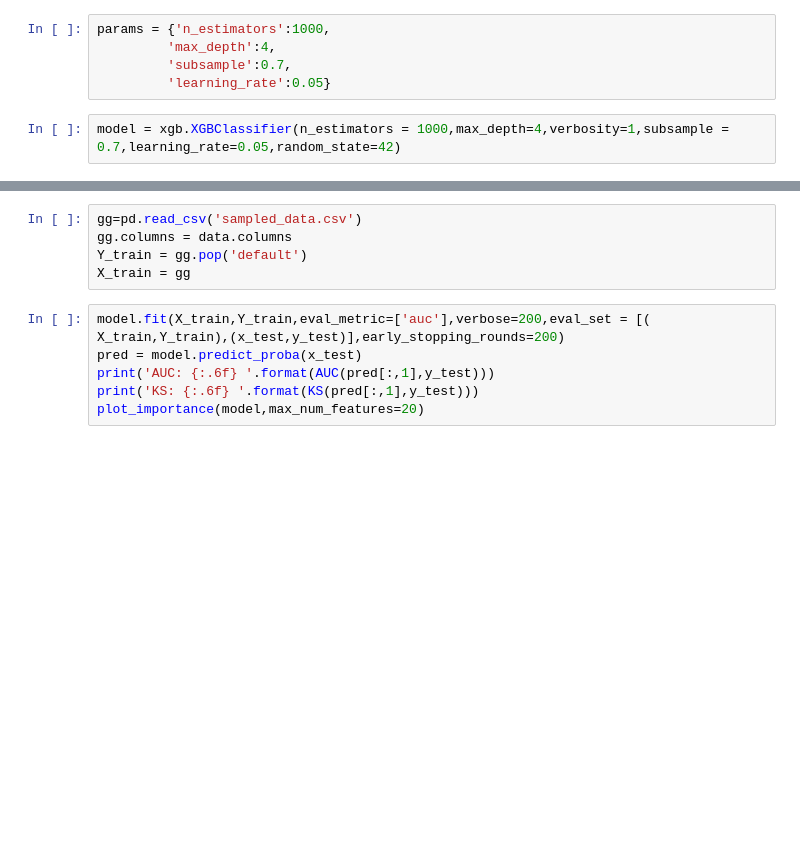
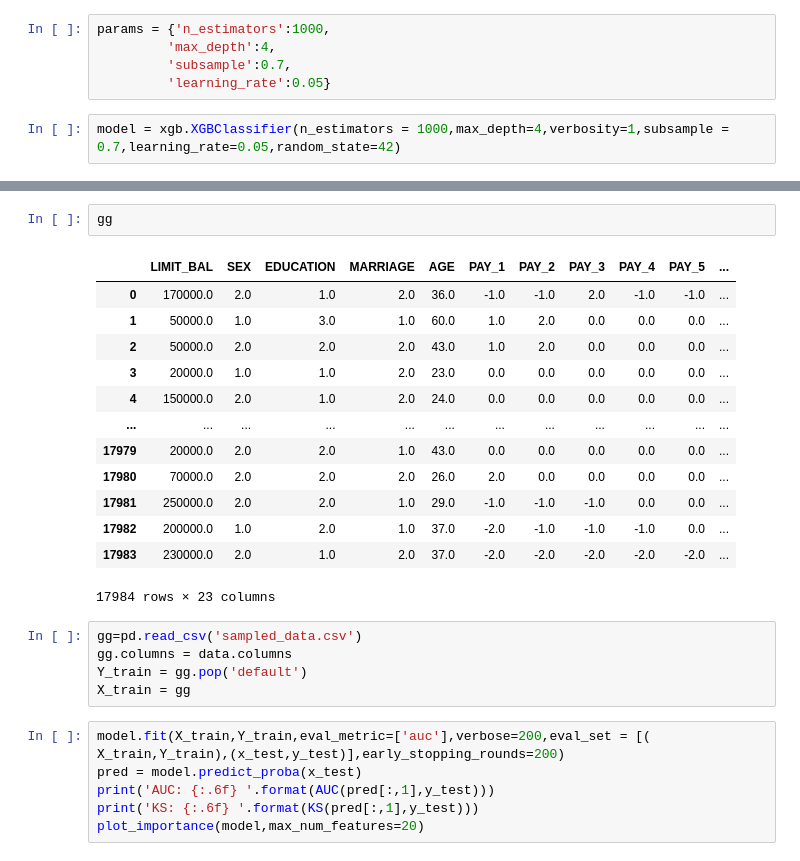
Before and after one commit to RitchieXIA1/ML-in-Risk-Management, a Jupyter notebook: 不平衡&无标签数据处理/Self-paced Ensemble 一种集成学习的样本不均衡处理方案.ipynb, the cells around one changed output, grey strips where cells are left out. Cells and saved outputs as stored; diff of their text form; blank space fills up the shorter version.

```diff
--- a/不平衡&无标签数据处理/Self-paced Ensemble 一种集成学习的样本不均衡处理方案.ipynb
+++ b/不平衡&无标签数据处理/Self-paced Ensemble 一种集成学习的样本不均衡处理方案.ipynb
@@ -99,4 +116,20 @@ KS: 0.424057
 [Parallel(n_jobs=1)]: Done   1 out of   1 | elapsed:    0.4s finished
+# %%
+gg
+# %% [output]
+|  | LIMIT_BAL | SEX | EDUCATION | MARRIAGE | AGE | PAY_1 | PAY_2 | PAY_3 | PAY_4 | PAY_5 | ... |
+| 0 | 170000.0 | 2.0 | 1.0 | 2.0 | 36.0 | -1.0 | -1.0 | 2.0 | -1.0 | -1.0 | ... |
+| 1 | 50000.0 | 1.0 | 3.0 | 1.0 | 60.0 | 1.0 | 2.0 | 0.0 | 0.0 | 0.0 | ... |
+| 2 | 50000.0 | 2.0 | 2.0 | 2.0 | 43.0 | 1.0 | 2.0 | 0.0 | 0.0 | 0.0 | ... |
+| 3 | 20000.0 | 1.0 | 1.0 | 2.0 | 23.0 | 0.0 | 0.0 | 0.0 | 0.0 | 0.0 | ... |
+| 4 | 150000.0 | 2.0 | 1.0 | 2.0 | 24.0 | 0.0 | 0.0 | 0.0 | 0.0 | 0.0 | ... |
+| ... | ... | ... | ... | ... | ... | ... | ... | ... | ... | ... | ... |
+| 17979 | 20000.0 | 2.0 | 2.0 | 1.0 | 43.0 | 0.0 | 0.0 | 0.0 | 0.0 | 0.0 | ... |
+| 17980 | 70000.0 | 2.0 | 2.0 | 2.0 | 26.0 | 2.0 | 0.0 | 0.0 | 0.0 | 0.0 | ... |
+| 17981 | 250000.0 | 2.0 | 2.0 | 1.0 | 29.0 | -1.0 | -1.0 | -1.0 | 0.0 | 0.0 | ... |
+| 17982 | 200000.0 | 1.0 | 2.0 | 1.0 | 37.0 | -2.0 | -1.0 | -1.0 | -1.0 | 0.0 | ... |
+| 17983 | 230000.0 | 2.0 | 1.0 | 2.0 | 37.0 | -2.0 | -2.0 | -2.0 | -2.0 | -2.0 | ... |
+17984 rows × 23 columns
 # %%
 gg=pd.read_csv('sampled_data.csv')
 gg.columns = data.columns
```
Also changed, not shown: parts of 8 cells of this notebook.
